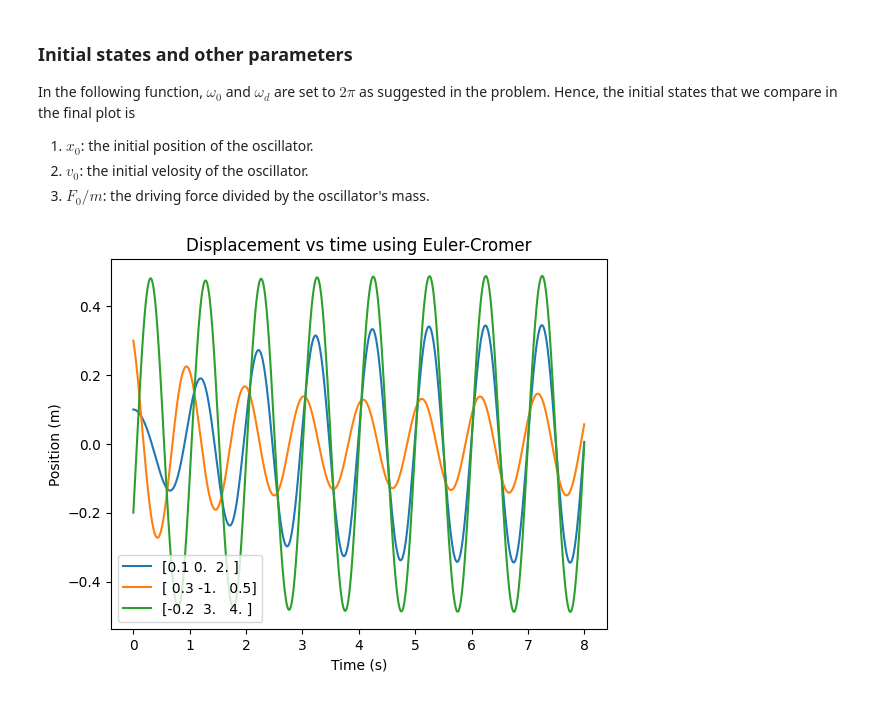
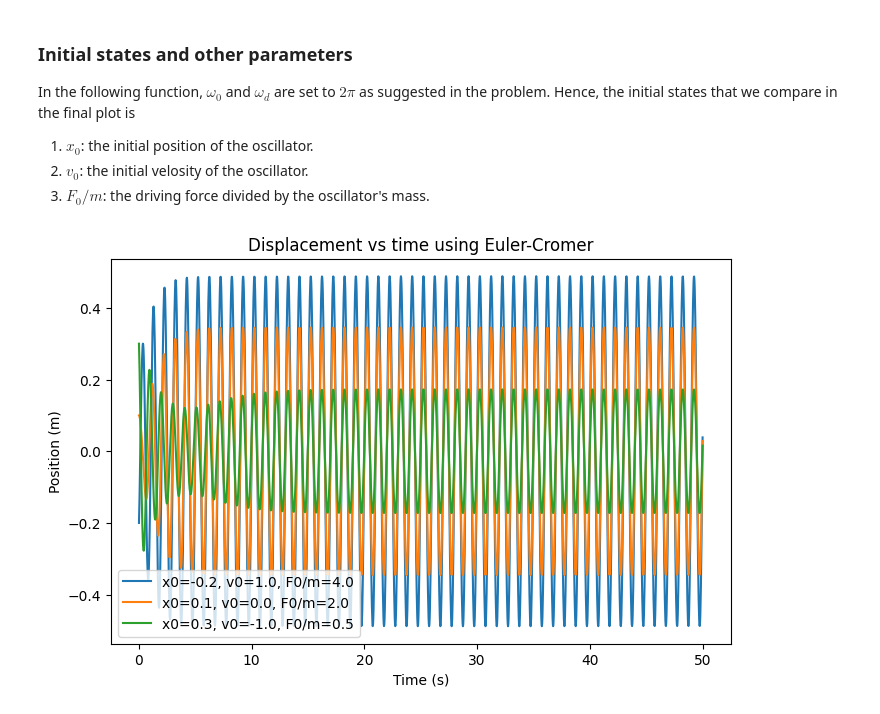
Before and after one commit to RY0no0t0/PHYS125, a Jupyter notebook: HW/HW3.ipynb, the cells around one changed output. Cells and saved outputs as stored; diff of their text form; code cells hidden in the pictures.

```diff
--- a/HW/HW3.ipynb
+++ b/HW/HW3.ipynb
@@ -59,22 +59,23 @@ def EC_drag (inits, a=0, b=3*0.90, N=1000):
     return xpoints
 # %%
 a=0
-b=8
+b=50
 N=2000
 
 tp=np.linspace(a,b,N)
-inits = np.array([[0.1, 0, 2.],
-                  [0.3, -1., 0.5],
-                  [-0.2, 3., 4.]])
+inits = np.array([[-0.2, 1., 4.],
+                  [0.1, 0, 2.],
+                  [0.3, -1., 0.5]])
 
+fig, ax = plt.subplots(figsize=(8,5))
 for i in range(3):
     pos = EC_drag(inits[i],a,b,N)
-    plt.plot(tp,pos, label=f"{inits[i]}")
+    ax.plot(tp,pos, label=f"x0={inits[i,0]}, v0={inits[i,1]}, F0/m={inits[i,2]}")
 
 plt.xlabel('Time (s)')
 plt.ylabel('Position (m)')
 plt.title('Displacement vs time using Euler-Cromer')
 plt.legend()
 plt.show()
 # %% [output]
-[figure, old version]
+[figure, new version]
```
Also changed, not shown: 3 other files.
